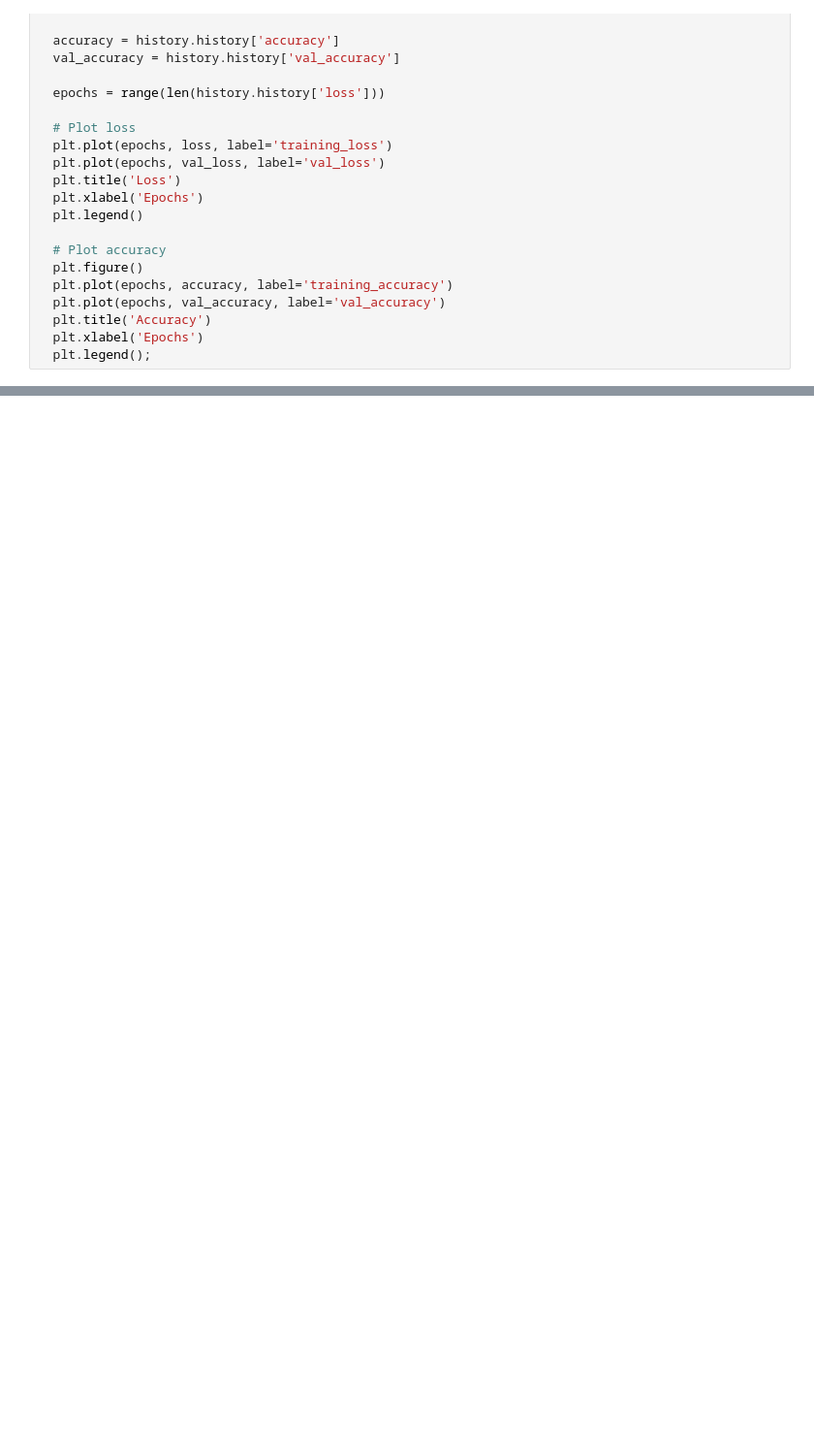
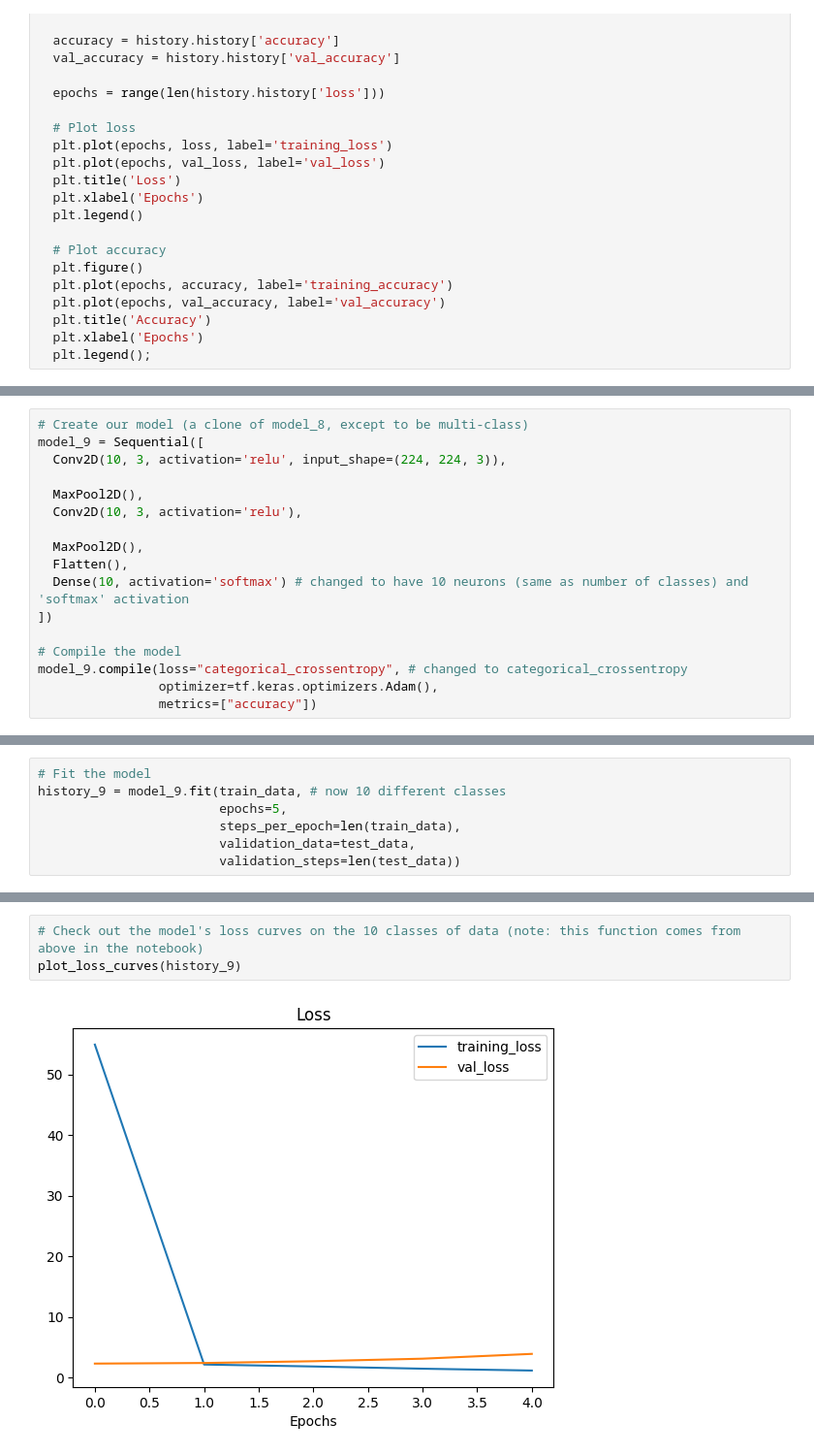
Before and after one commit to DasunDhananjaya/Multi-class-food-catagorization, a Jupyter notebook: Multi-Class Image Classification.ipynb, the cells around one changed output, grey strips where cells are left out. Shown: that part at 97% size. Drawn from its saved outputs; the diff is of its cells as text; blank space fills up the shorter version.

```diff
--- a/Multi-Class Image Classification.ipynb
+++ b/Multi-Class Image Classification.ipynb
@@ -239,0 +258,17 @@ plot_loss_curves(history_8)
+# %%
+# Create our model (a clone of model_8, except to be multi-class)
+model_9 = Sequential([
+  Conv2D(10, 3, activation='relu', input_shape=(224, 224, 3)),
+
+  MaxPool2D(),
+  Conv2D(10, 3, activation='relu'),
+
+  MaxPool2D(),
+  Flatten(),
+  Dense(10, activation='softmax') # changed to have 10 neurons (same as number of classes) and 'softmax' activation
+])
+
+# Compile the model
+model_9.compile(loss="categorical_crossentropy", # changed to categorical_crossentropy
+                optimizer=tf.keras.optimizers.Adam(),
+                metrics=["accuracy"])
@@ -239,0 +295,7 @@ plot_loss_curves(history_8)
+# %%
+# Fit the model
+history_9 = model_9.fit(train_data, # now 10 different classes
+                        epochs=5,
+                        steps_per_epoch=len(train_data),
+                        validation_data=test_data,
+                        validation_steps=len(test_data))
@@ -239,0 +313,5 @@ plot_loss_curves(history_8)
+# %%
+# Check out the model's loss curves on the 10 classes of data (note: this function comes from above in the notebook)
+plot_loss_curves(history_9)
+# %% [output]
+[figure, added]
```
Also changed, not shown: parts of 22 cells of this notebook.
